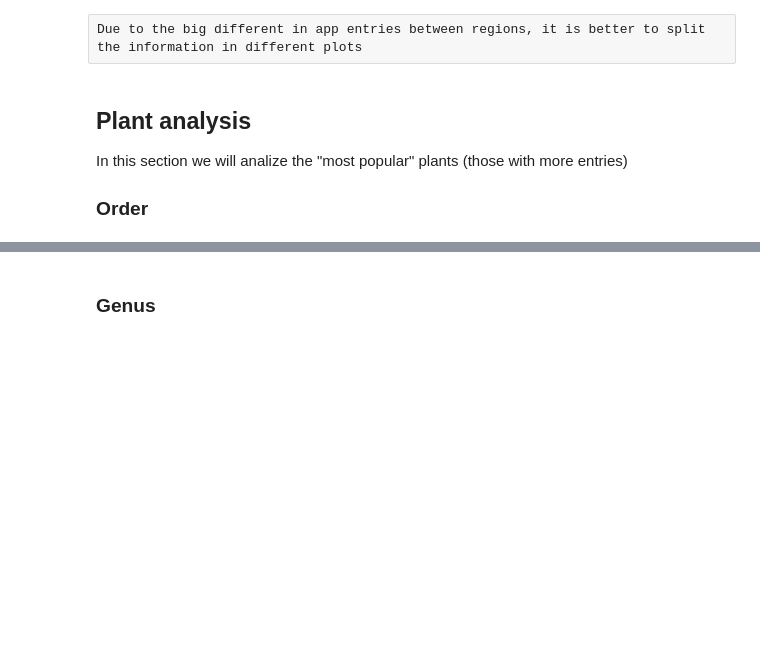
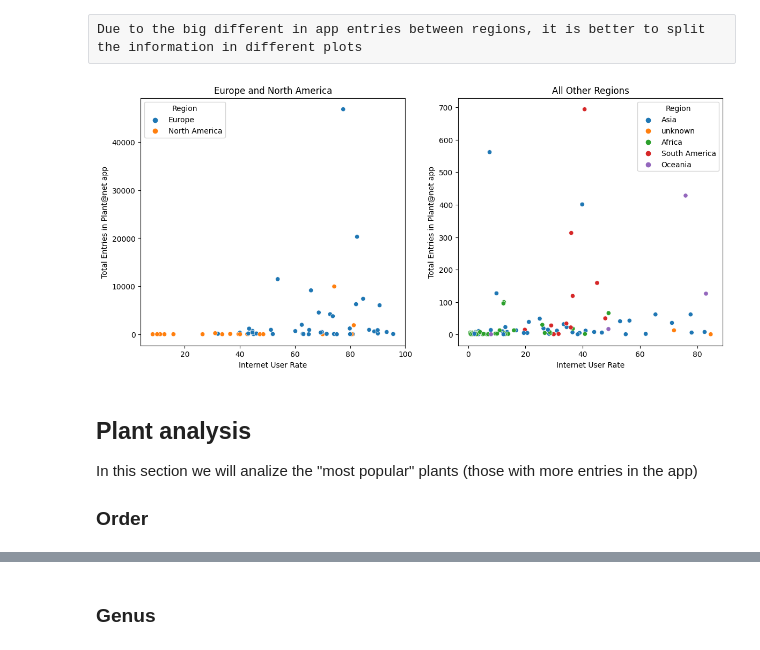
Before and after one commit to Tallaringues/mid-bootcamp-project-plantanet, a Jupyter notebook: Notebooks/EDA_2.ipynb, the cells around one changed output, grey strips where cells are left out. Drawn from its saved outputs; the diff is of its cells as text; code cells hidden in the pictures; blank space fills up the shorter version.

```diff
--- a/Notebooks/EDA_2.ipynb
+++ b/Notebooks/EDA_2.ipynb
@@ -222,31 +247,35 @@ Due to the big different in app entries between regions, it is better to split t
 # %%
 # the function differeciates between Europe + North America and the other regions
 def plot_entries_internet(df):
-    fig, axs = plt.subplots(ncols=2, figsize=(12, 6))
+    fig, axs = plt.subplots(ncols=2, figsize=(14, 6))
 
     # plot for Europe and North America
     europe_na_df = df[df['region'].isin(['Europe', 'North America'])]
     sns.scatterplot(data=europe_na_df, x='internetuserate', y='total_entries', hue='region', ax=axs[0])
 
     # plot for all other regions
     other_df = df[~df['region'].isin(['Europe', 'North America'])]
     sns.scatterplot(data=other_df, x='internetuserate', y='total_entries', hue='region', ax=axs[1])
 
     # set the axis labels and titles
     axs[0].set_xlabel('Internet User Rate')
-    axs[0].set_ylabel('Total Entries')
+    axs[0].set_ylabel('Total Entries in Plant@net app')
     axs[0].set_title('Europe and North America')
+    axs[0].legend(title='Region')
 
     axs[1].set_xlabel('Internet User Rate')
-    axs[1].set_ylabel('Total Entries')
+    axs[1].set_ylabel('Total Entries in Plant@net app')
     axs[1].set_title('All Other Regions')
+    axs[1].legend(title='Region')
 
     plt.show()
 
 plot_entries_internet(country_users_internet) # test this plot in Tableau
+# %% [output]
+[figure, added]
 # %% [markdown]
 ## Plant analysis
-In this section we will analize the "most popular" plants (those with more entries)
+In this section we will analize the "most popular" plants (those with more entries in the app)
 
 ### Order
 # %%
```
Also changed, not shown: parts of 12 cells of this notebook.
